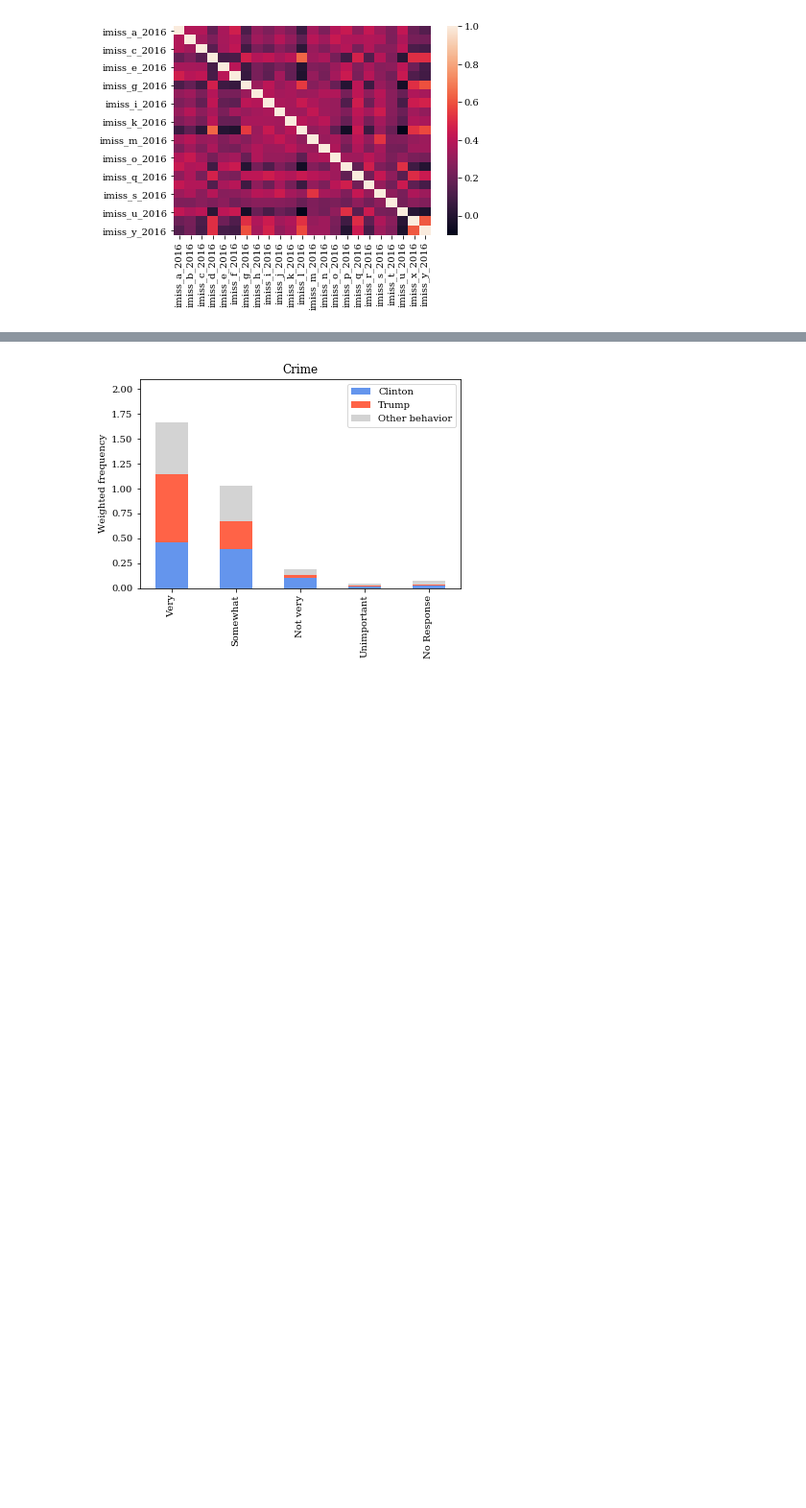
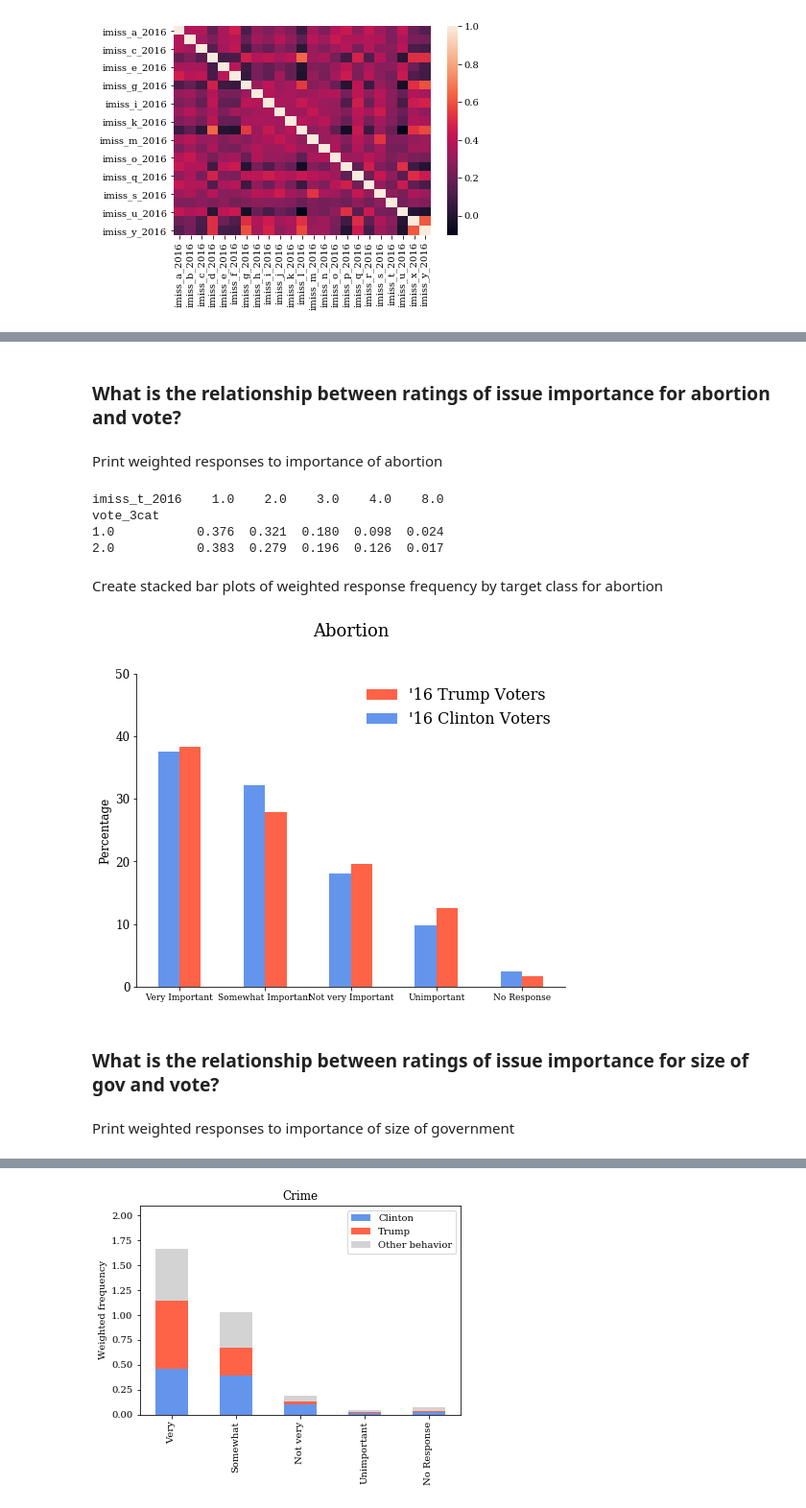
Before and after one commit to ali0003433/predict-by-issue-prioritization, a Jupyter notebook: notebooks/2-al-exploration.ipynb, the cells around one changed output, grey strips where cells are left out. Shown at 96% size. Drawn from its saved outputs; the diff is of its cells as text; code cells hidden in the pictures; blank space fills up the shorter version.

```diff
--- a/notebooks/2-al-exploration.ipynb
+++ b/notebooks/2-al-exploration.ipynb
@@ -438,0 +371,44 @@ len(issues)
+# %% [markdown]
+### What is the relationship between ratings of issue importance for abortion and vote?
+# %% [markdown]
+Print weighted responses to importance of abortion
+# %%
+abrt_wgtd = calc.distribution(grouped_bins, 'imiss_t_2016').round(3)
+print(abrt_wgtd)
+# %% [output]
+imiss_t_2016    1.0    2.0    3.0    4.0    8.0
+vote_3cat
+1.0           0.376  0.321  0.180  0.098  0.024
+2.0           0.383  0.279  0.196  0.126  0.017
+# %% [markdown]
+Create stacked bar plots of weighted response frequency by target class for abortion
+# %%
+palette_short = ['cornflowerblue','tomato','lightgrey']
+fig, ax1 = plt.subplots(1,1,sharex=True, sharey=True, figsize=(8,6))
+abrt_wgtd.T.plot(kind='bar', stacked=False, color=palette_short, ax=ax1)
+ax1.set_title('Abortion', y=1.1, fontsize=18)
+N = 5
+ind = np.arange(N)
+x_ticks = ('Very Important','Somewhat Important','Not very Important', 'Unimportant', 'No Response')
+plt.xticks(ind, x_ticks, fontsize=9, rotation='horizontal')
+frame1 = plt.gca()
+ax1.set_ylim(0,.5)
+ax1.set_yticklabels([0, 10, 20, 30, 40, 50], fontsize=12)
+ax1.spines['top'].set_visible(False)
+ax1.spines['right'].set_visible(False)
+ax1.set_ylabel('Percentage', fontsize=12)
+ax1.set_xlabel('')
+
+plt.savefig('../reports/figures/three_barplts.png')
+handles, labels = plt.gca().get_legend_handles_labels()
+order = [1,0]
+labels=['\'16 Clinton Voters', '\'16 Trump Voters']
+plt.legend([handles[idx] for idx in order],[labels[idx] for idx in order], fontsize=16, frameon=False)
+plt.savefig('../reports/figures/abortion-by-party.png')
+plt.show()
+# %% [output]
+[figure, added]
+# %% [markdown]
+### What is the relationship between ratings of issue importance for size of gov and vote?
+# %% [markdown]
+Print weighted responses to importance of size of government
```
Also changed, not shown: parts of 106 cells of this notebook, 3 other files.
